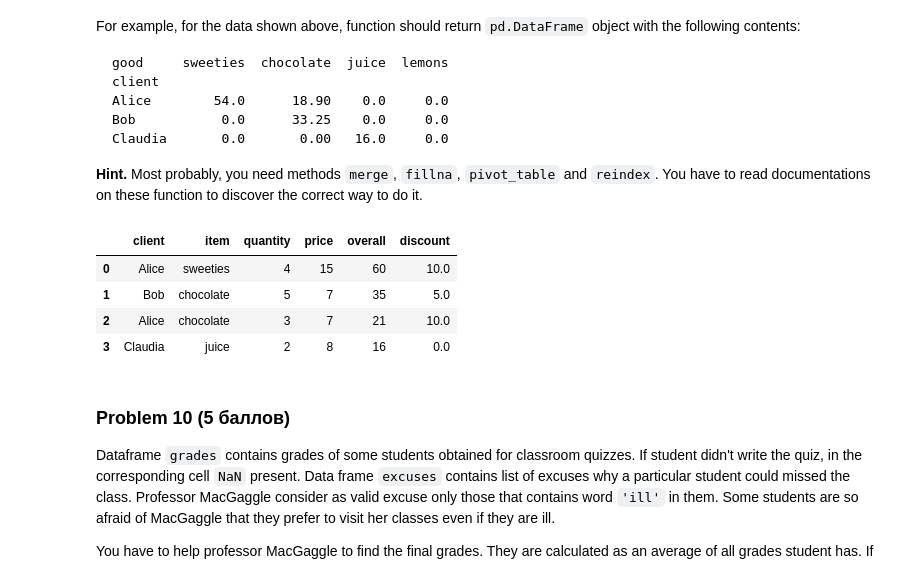
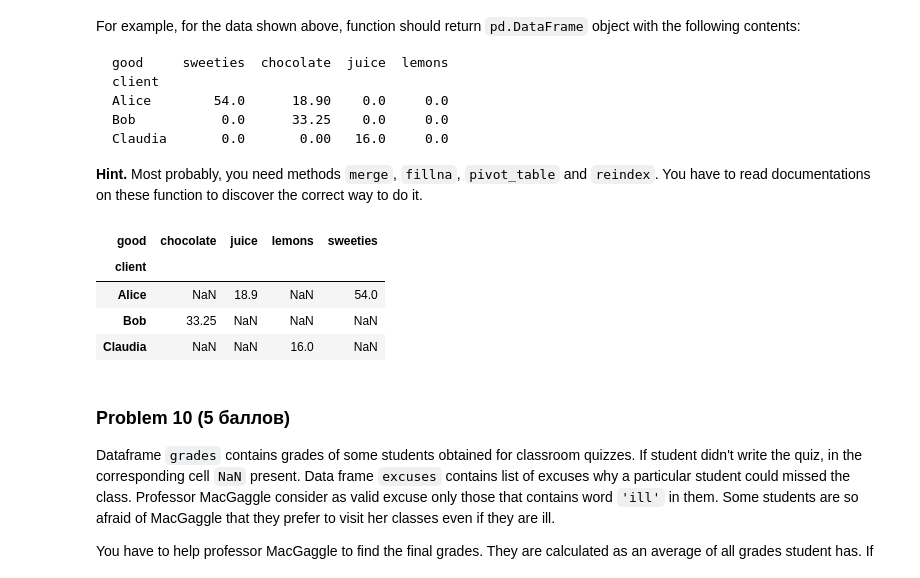
Before and after one commit to Galaxy13/python-scripts, a Jupyter notebook: hse/statistics (mod 3)/lab1/_Advanced pandas.ipynb, the cells around one changed output. Saved outputs shown, nothing was run; the diff lists cells and outputs as text; code cells hidden in the pictures.

```diff
--- a/hse/statistics (mod 3)/lab1/_Advanced pandas.ipynb
+++ b/hse/statistics (mod 3)/lab1/_Advanced pandas.ipynb
@@ -508,16 +508,17 @@ For example, for the data shown above, function should return `pd.DataFrame` obj
 # %%
 def totals(purchases, goods, discounts):
     pass
 temp = purchases.merge(goods.rename({'good': 'item'}, axis=1), on='item')
 temp['overall'] = (temp['quantity'] * temp['price'])
 temp = temp.merge(discounts, on='client', how='left').fillna(0)
-temp
+temp['overall'] = temp['overall'] / 100 * (100 - temp['discount'])
+temp.pivot_table(index='client', values='overall', columns=goods.good)
 # %% [output]
-|  | client | item | quantity | price | overall | discount |
-| 0 | Alice | sweeties | 4 | 15 | 60 | 10.0 |
-| 1 | Bob | chocolate | 5 | 7 | 35 | 5.0 |
-| 2 | Alice | chocolate | 3 | 7 | 21 | 10.0 |
-| 3 | Claudia | juice | 2 | 8 | 16 | 0.0 |
+| good | chocolate | juice | lemons | sweeties |
+| client |  |  |  |  |
+| Alice | NaN | 18.9 | NaN | 54.0 |
+| Bob | 33.25 | NaN | NaN | NaN |
+| Claudia | NaN | NaN | 16.0 | NaN |
 # %%
 purchases = pd.DataFrame([['Alice', 'sweeties', 4],
                           ['Bob', 'chocolate', 5],
```
Also changed, not shown: parts of 6 cells of this notebook.
